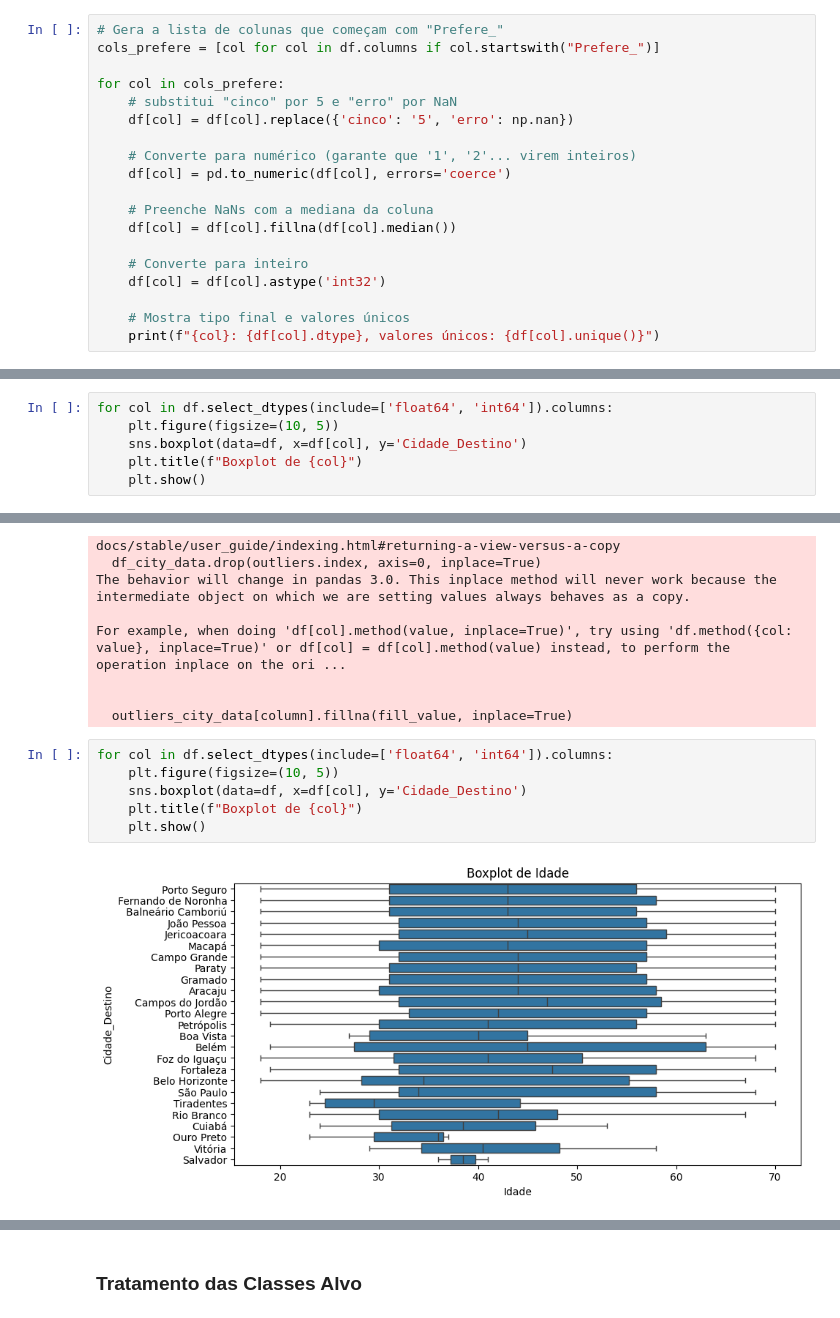
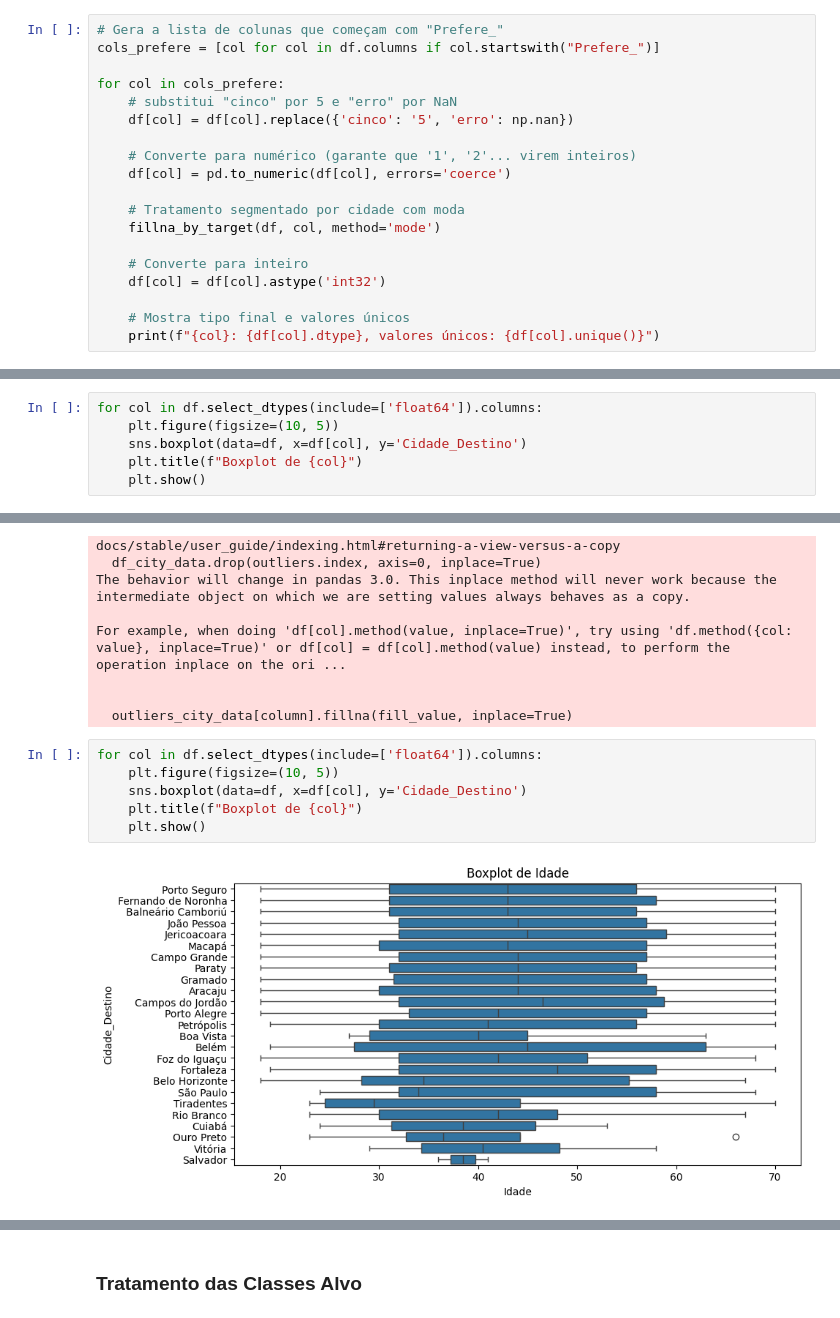
Before and after one commit to PedroMeerholz/viagens-ml, a Jupyter notebook: notebooks/transformacao_dos_dados.ipynb, the cells around one changed output, grey strips where cells are left out. Cells and saved outputs as stored; diff of their text form.

```diff
--- a/notebooks/transformacao_dos_dados.ipynb
+++ b/notebooks/transformacao_dos_dados.ipynb
@@ -203,8 +124,8 @@ for col in cols_prefere:
     # Converte para numérico (garante que '1', '2'... virem inteiros)
     df[col] = pd.to_numeric(df[col], errors='coerce')
 
-    # Preenche NaNs com a mediana da coluna
-    df[col] = df[col].fillna(df[col].median())
+    # Tratamento segmentado por cidade com moda
+    fillna_by_target(df, col, method='mode')
 
     # Converte para inteiro
     df[col] = df[col].astype('int32')
@@ -221,7 +235,7 @@ Prefere_Compras: int32, valores únicos: [3 2 4 1 5]
 # %% [markdown]
 # Tratamento de Outliers
 # %%
-for col in df.select_dtypes(include=['float64', 'int64']).columns:
+for col in df.select_dtypes(include=['float64']).columns:
     plt.figure(figsize=(10, 5))
     sns.boxplot(data=df, x=df[col], y='Cidade_Destino')
     plt.title(f"Boxplot de {col}")
@@ -301,10 +315,10 @@ For example, when doing 'df[col].method(value, inplace=True)', try using 'df.met
 
   outliers_city_data[column].fillna(fill_value, inplace=True)
 # %%
-for col in df.select_dtypes(include=['float64', 'int64']).columns:
+for col in df.select_dtypes(include=['float64']).columns:
     plt.figure(figsize=(10, 5))
     sns.boxplot(data=df, x=df[col], y='Cidade_Destino')
     plt.title(f"Boxplot de {col}")
     plt.show()
 # %% [output]
-[figure, old version]
+[figure, new version]
```
Also changed, not shown: parts of 19 cells of this notebook.
